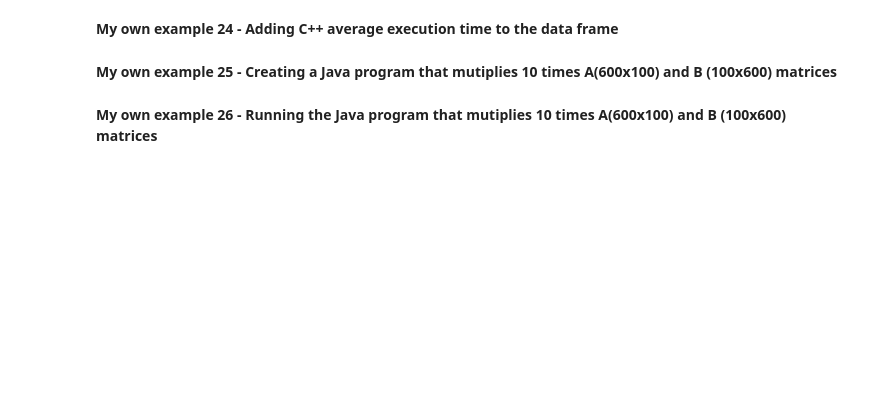
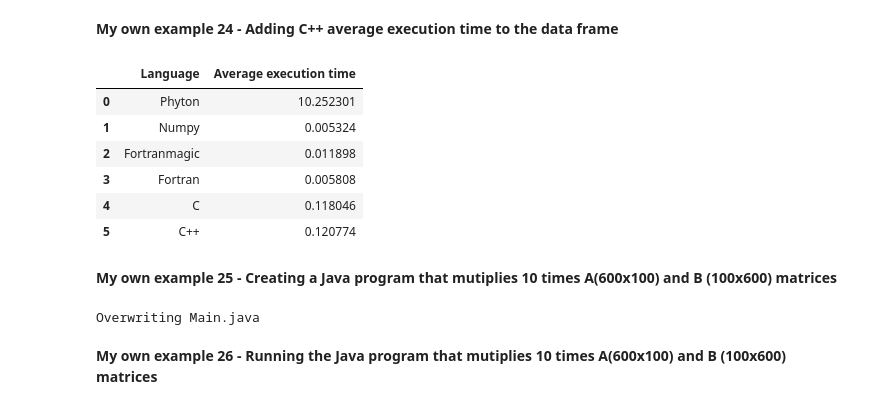
Before and after one commit to juperdomog/MetNumUN2023I, a Jupyter notebook: juperdomog_Lab2.ipynb, the cells around one changed output. Saved outputs shown, nothing was run; the diff lists cells and outputs as text; code cells hidden in the pictures; blank space fills up the shorter version.

```diff
--- a/juperdomog_Lab2.ipynb
+++ b/juperdomog_Lab2.ipynb
@@ -673,6 +645,50 @@ Overwriting matmul.c
 # %% [markdown]
 **My own example 24 - Adding C++ average execution time to the data frame**
+# %%
+T.loc[len(T.index)] = ['C++',0.120774]
+T
+# %% [output]
+|  | Language | Average execution time |
+| 0 | Phyton | 10.252301 |
+| 1 | Numpy | 0.005324 |
+| 2 | Fortranmagic | 0.011898 |
+| 3 | Fortran | 0.005808 |
+| 4 | C | 0.118046 |
+| 5 | C++ | 0.120774 |
 # %% [markdown]
 **My own example 25 - Creating a Java program that mutiplies 10 times A(600x100) and  B (100x600) matrices**
+# %%
+%%writefile Main.java
+
+class Main {
+
+  public static void main(String[] args) {
+    int [][] A = new int[600][100];
+    int [][] B = new int[100][600];
+    int [][] result = new int[600][600];
+    double sumatoryc = 0;
+    for (int test = 0; test < 10; test++){
+
+      long start = System.currentTimeMillis();
+
+      for (int c = 0; c < 600; c++){
+            for (int f = 0; f < 600; f++){
+                int suma = 0;
+                for (int j = 0; j < 100; j++){
+                    suma += A[f][j] * B[j][c];
+                }
+                result[c][f] = suma;
+            }
+        }
+        long end = System.currentTimeMillis();
+        sumatoryc += (double)(end - start) / 1000;
+      }
+      double averagec = sumatoryc/10;
+      System.out.printf("%f\n",averagec);
+
+  }
+}
+# %% [output]
+Overwriting Main.java
 # %% [markdown]
 **My own example 26 - Running the Java program that mutiplies 10 times A(600x100) and  B (100x600) matrices**
```
Also changed, not shown: parts of 30 cells of this notebook.
